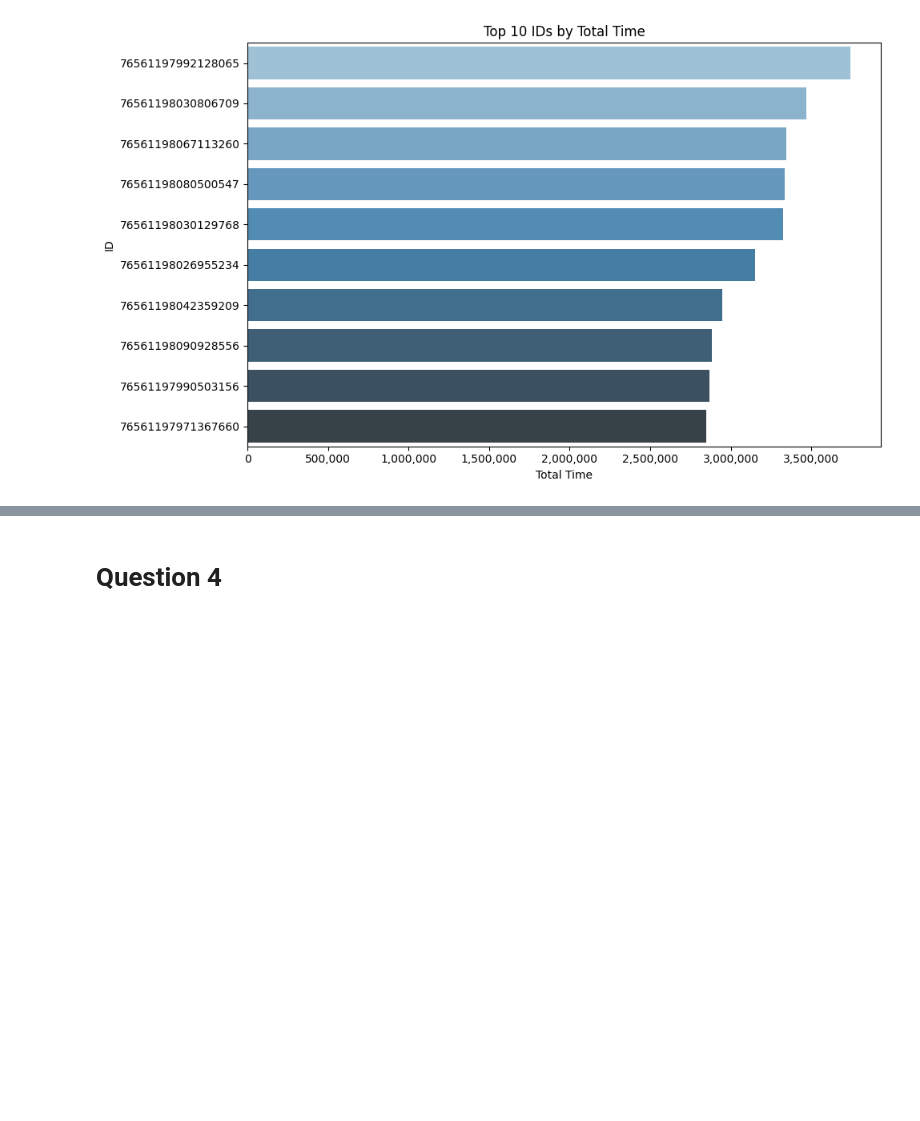
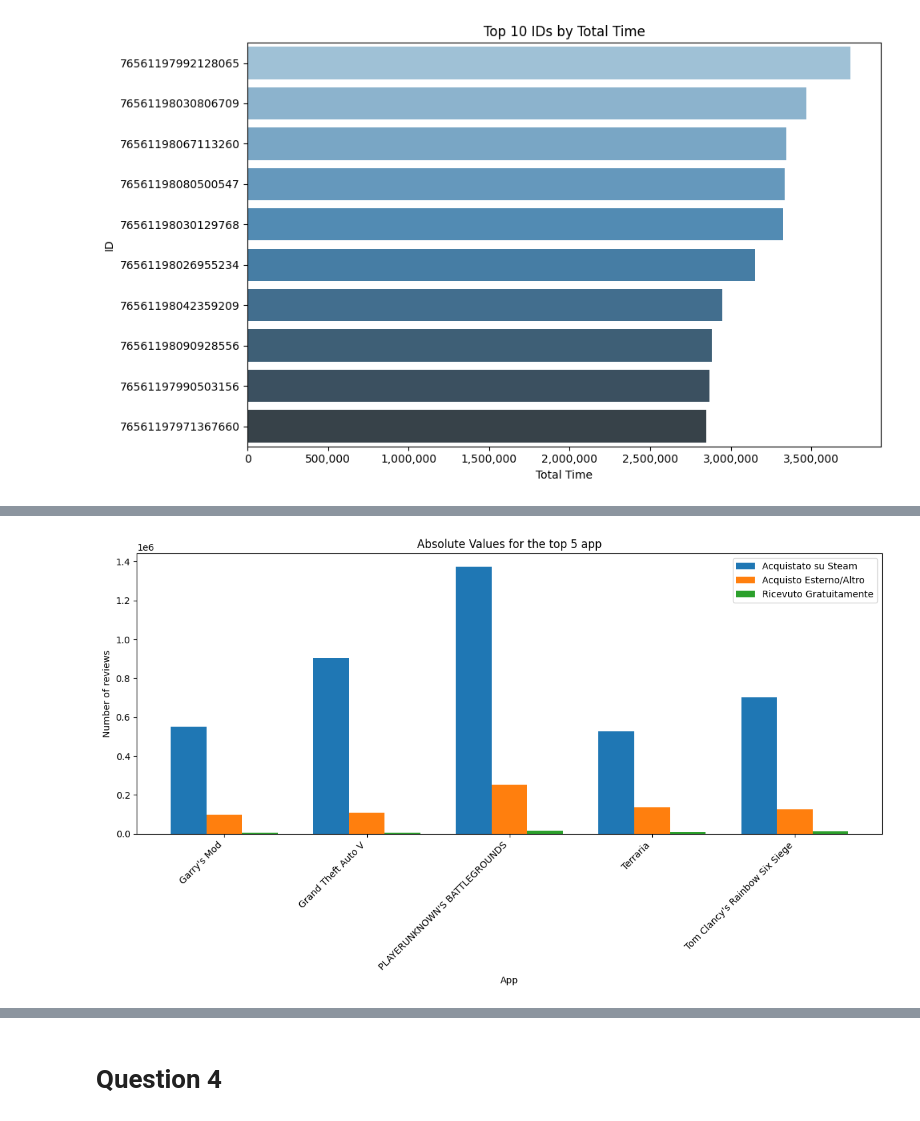
Before and after one commit to ataberk771/ADMHomework2, a Jupyter notebook: steam_dataset_analysis.ipynb, the cells around one changed output, grey strips where cells are left out. Cells and saved outputs as stored; diff of their text form; code cells hidden in the pictures; blank space fills up the shorter version.

```diff
--- a/steam_dataset_analysis.ipynb
+++ b/steam_dataset_analysis.ipynb
@@ -338,0 +484,28 @@ plt.show()
+# %%
+app_names = purchase_counts['app_name'].unique()
+statuses = purchase_counts['purchase_status'].unique()
+counts = {status: [] for status in statuses}
+
+for app in app_names:
+    for status in statuses:
+        count = purchase_counts[(purchase_counts['app_name'] == app) & (purchase_counts['purchase_status'] == status)]['review_count']
+        counts[status].append(count.values[0] if not count.empty else 0)
+
+bar_width = 0.25
+x = np.arange(len(app_names))
+fig, ax = plt.subplots(figsize=(12, 7))
+
+for i, status in enumerate(statuses):
+    ax.bar(x + i * bar_width, counts[status], bar_width, label=status)
+
+ax.set_xlabel('App')
+ax.set_ylabel('Number of reviews')
+ax.set_title('Absolute Values for the top 5 app')
+ax.set_xticks(x + bar_width)
+ax.set_xticklabels(app_names, rotation=45, ha='right')
+ax.legend()
+
+plt.tight_layout()
+plt.show()
+# %% [output]
+[figure, added]
```
Also changed, not shown: parts of 65 cells of this notebook.
